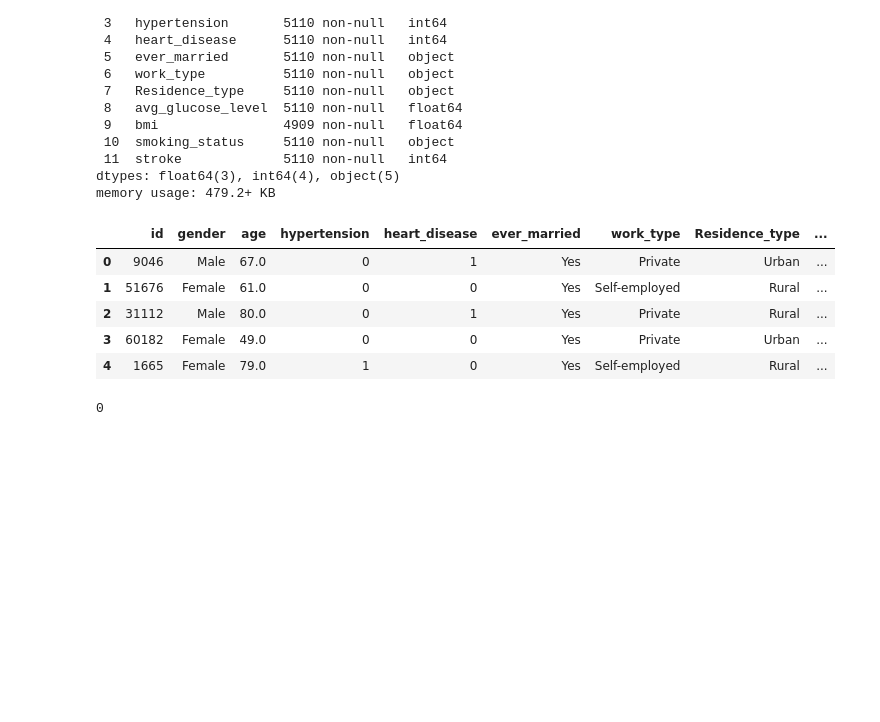
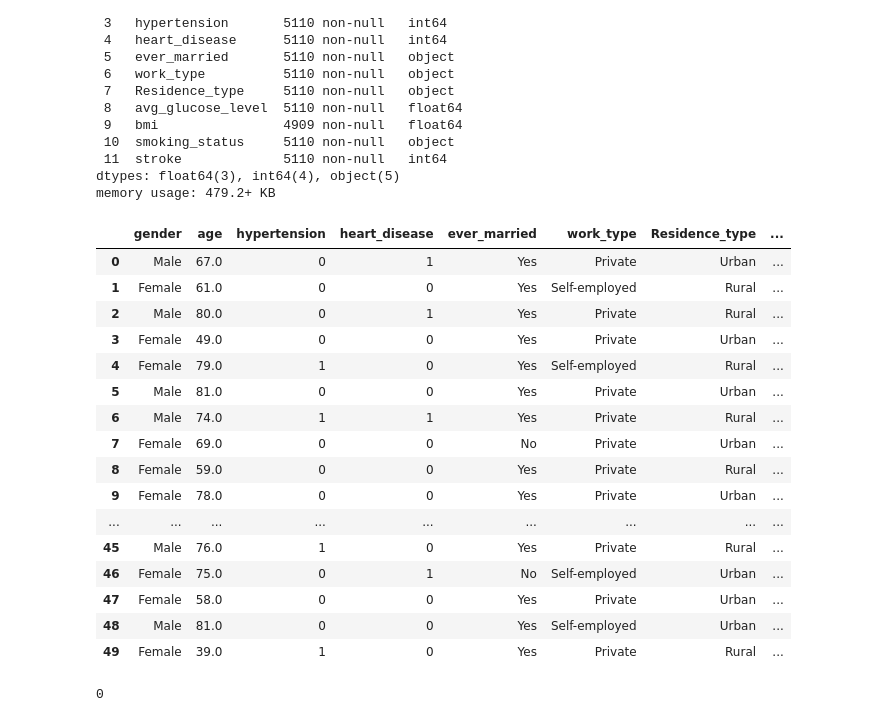
Before and after one commit to Desh86/Project2, a Jupyter notebook: Project_2.ipynb, the cells around one changed output. Drawn from its saved outputs; the diff is of its cells as text; code cells hidden in the pictures; blank space fills up the shorter version.

```diff
--- a/Project_2.ipynb
+++ b/Project_2.ipynb
@@ -176,14 +176,25 @@ Data columns (total 12 columns):
 dtypes: float64(3), int64(4), object(5)
 memory usage: 479.2+ KB
 # %%
-df.head()
+df.head(50)
 # %% [output]
-|  | id | gender | age | hypertension | heart_disease | ever_married | work_type | Residence_type | ... |
-| 0 | 9046 | Male | 67.0 | 0 | 1 | Yes | Private | Urban | ... |
-| 1 | 51676 | Female | 61.0 | 0 | 0 | Yes | Self-employed | Rural | ... |
-| 2 | 31112 | Male | 80.0 | 0 | 1 | Yes | Private | Rural | ... |
-| 3 | 60182 | Female | 49.0 | 0 | 0 | Yes | Private | Urban | ... |
-| 4 | 1665 | Female | 79.0 | 1 | 0 | Yes | Self-employed | Rural | ... |
+|  | gender | age | hypertension | heart_disease | ever_married | work_type | Residence_type | ... |
+| 0 | Male | 67.0 | 0 | 1 | Yes | Private | Urban | ... |
+| 1 | Female | 61.0 | 0 | 0 | Yes | Self-employed | Rural | ... |
+| 2 | Male | 80.0 | 0 | 1 | Yes | Private | Rural | ... |
+| 3 | Female | 49.0 | 0 | 0 | Yes | Private | Urban | ... |
+| 4 | Female | 79.0 | 1 | 0 | Yes | Self-employed | Rural | ... |
+| 5 | Male | 81.0 | 0 | 0 | Yes | Private | Urban | ... |
+| 6 | Male | 74.0 | 1 | 1 | Yes | Private | Rural | ... |
+| 7 | Female | 69.0 | 0 | 0 | No | Private | Urban | ... |
+| 8 | Female | 59.0 | 0 | 0 | Yes | Private | Rural | ... |
+| 9 | Female | 78.0 | 0 | 0 | Yes | Private | Urban | ... |
+| ... | ... | ... | ... | ... | ... | ... | ... | ... |
+| 45 | Male | 76.0 | 1 | 0 | Yes | Private | Rural | ... |
+| 46 | Female | 75.0 | 0 | 1 | No | Self-employed | Urban | ... |
+| 47 | Female | 58.0 | 0 | 0 | Yes | Private | Urban | ... |
+| 48 | Male | 81.0 | 0 | 0 | Yes | Self-employed | Urban | ... |
+| 49 | Female | 39.0 | 1 | 0 | Yes | Private | Rural | ... |
 # %%
 ## Check for duplicates
 duplicated_rows = df.duplicated()
```
Also changed, not shown: parts of 51 cells of this notebook.
